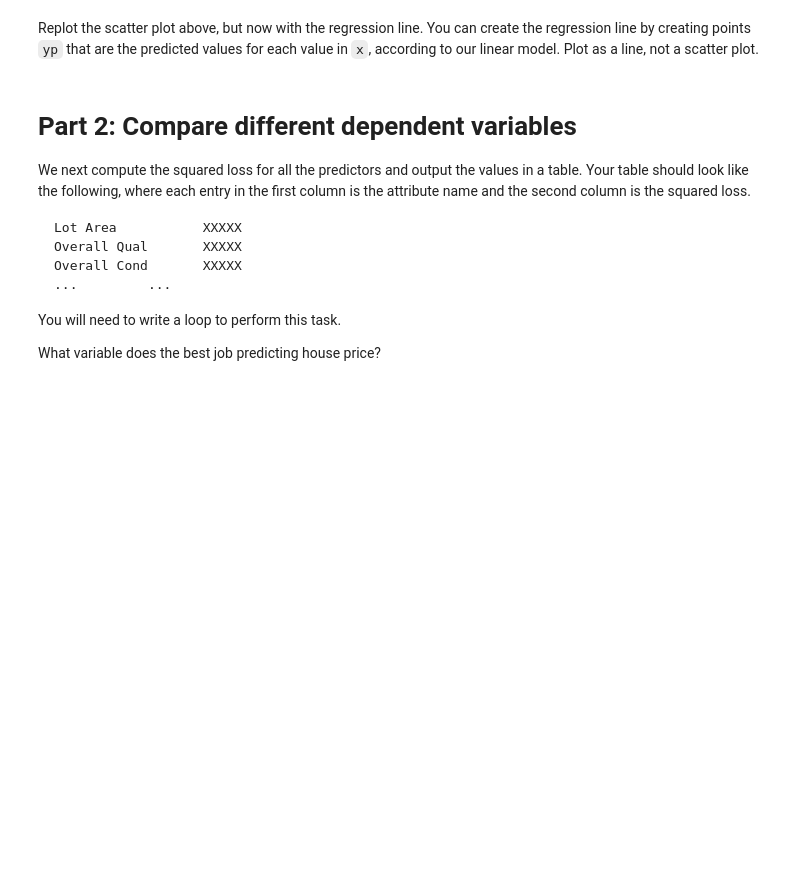
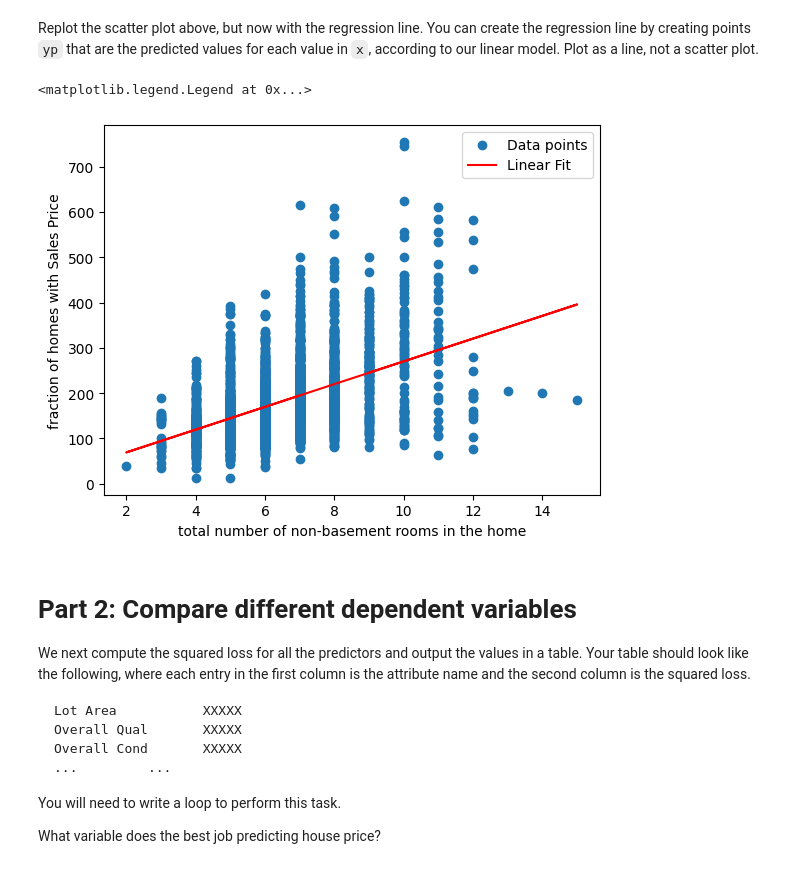
Before and after one commit to pranavich18/ML_Labs, a Jupyter notebook: lab1.ipynb, the cells around one changed output. Drawn from its saved outputs; the diff is of its cells as text; code cells hidden in the pictures; blank space fills up the shorter version.

```diff
--- a/lab1.ipynb
+++ b/lab1.ipynb
@@ -112,6 +112,25 @@ def fit_linear(x,y):
     # beta0 = ...
     # beta1 = ...
     # loss = ...
+
+    x_mean = x.mean()
+    y_mean = y.mean()
+    summ_x_y = 0
+    summ_xsq = 0
+    loss=0
+    n = len(x)
+    for i in range(n):
+      summ_x_y += x[i]*y[i]
+      summ_xsq += x[i]*x[i]
+
+    beta1 = (summ_x_y - n*y_mean*x_mean)/(summ_xsq - n*x_mean*x_mean)
+    beta0 = y_mean - beta1*x_mean
+
+    for i in range(n):
+      loss += (beta1*x[i] + beta0 -y[i])**2
+
+    loss = loss/n
+
     return beta0, beta1, loss
 # %% [markdown]
 Using the function `fit_linear` above, print the values `beta0`, `beta1` and `loss` for the linear model of price vs. number of rooms.
@@ -119,0 +137,4 @@ Using the function `fit_linear` above, print the values `beta0`, `beta1` and `lo
+# %%
+# TODO
+beta0, beta1, loss = fit_linear(x,y)
+print(f"beta0 = {beta0}, beta1 = {beta1}, loss = {loss}")
@@ -124,3 +145,14 @@ Replot the scatter plot above, but now with the regression line.  You can create
+# %%
+# TODO
+yp = beta1*x +beta0
+plt.scatter(x,y, label="Data points")
+plt.xlabel("total number of non-basement rooms in the home")
+plt.ylabel("fraction of homes with Sales Price")
+plt.plot(x,yp, color='red', label="Linear Fit")
+plt.legend()
+# %% [output]
+<matplotlib.legend.Legend at 0x...>
+[figure, added]
 # %% [markdown]
 # Part 2:  Compare different dependent variables
 
```
Also changed, not shown: parts of 3 cells of this notebook.
